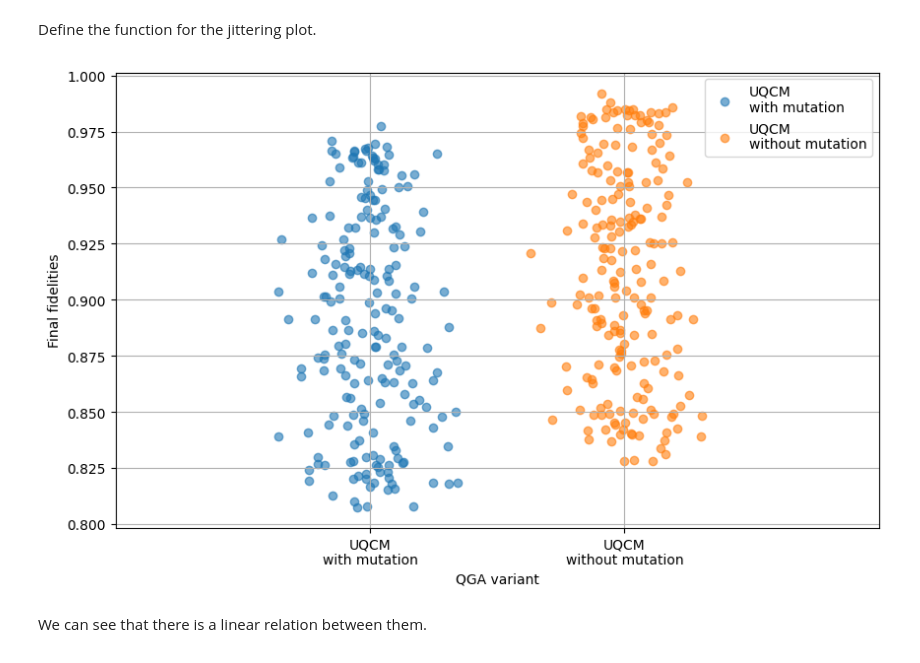
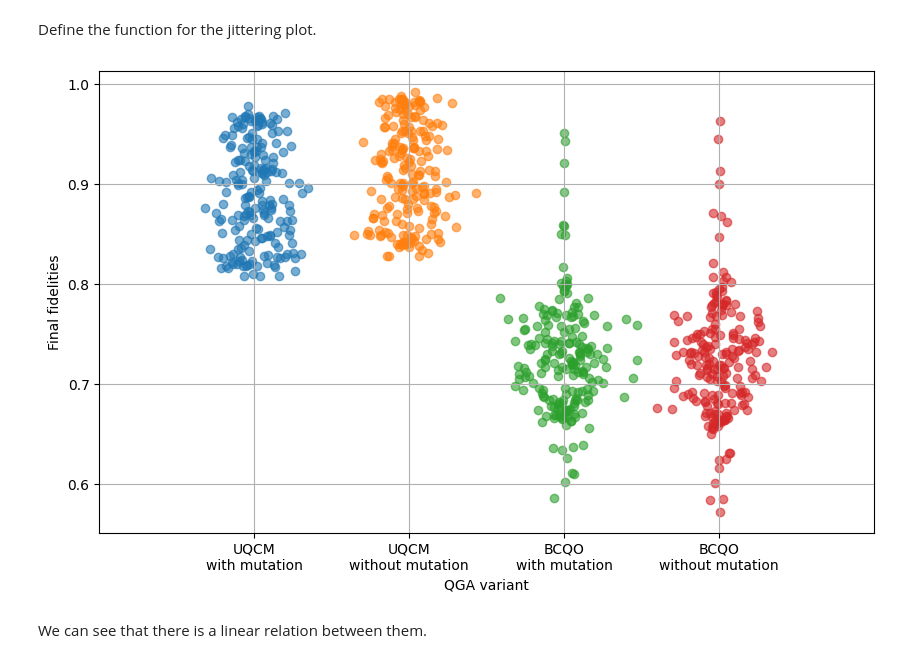
Before and after one commit to RubenIbarrondo/QGA, a Jupyter notebook: notebooks/qga_variant_analysis.ipynb, the cells around one changed output. Cells and saved outputs as stored; diff of their text form; code cells hidden in the pictures.

Commit message:
Add variants examples.

```diff
--- a/notebooks/qga_variant_analysis.ipynb
+++ b/notebooks/qga_variant_analysis.ipynb
@@ -15,12 +15,9 @@ import os
 # %% [markdown]
 Define a function to load the fidelity arrays easily.
 # %%
-def load_fidelity_array(i_prob, i_state, mutation):
+def load_fidelity_array(i_prob, i_state, cloning, mutation):
 
-    if mutation:
-        dir_path = os.path.join(os.path.dirname(os.getcwd()), 'outputs','uqcm_wm.04.07.2024')
-    else:
-        dir_path = os.path.join(os.path.dirname(os.getcwd()), 'outputs','uqcm_wom.04.07.2024')
+    dir_path = os.path.join(os.path.dirname(os.getcwd()), 'outputs',f'{cloning}_{mutation}.19.07.2024')
 
     return  np.load(os.path.join(dir_path, f'problem_{i_prob}_state_{i_state}_individual_eig_fidelity.npy'))
 # %% [markdown]
@@ -31,25 +28,28 @@ This replicates the part of Fig 4 in [arxiv:2203.15039](https://arxiv.org/abs/22
 We load the final fidelity (fidelity after the last sort operation).
 # %%
 max_problem = 200
-max_states = 3  # Originaly 10 states where used
+max_states = 3  # Originally 10 states where used
 
-final_fid_wm = np.zeros((max_problem, max_states))
-final_fid_wom = np.zeros((max_problem, max_states))
+final_fid_dict = {
+    'bcqo_wm': np.zeros((max_problem, max_states)),
+    'bcqo_wom': np.zeros((max_problem, max_states)),
+    'uqcm_wm': np.zeros((max_problem, max_states)),
+    'uqcm_wom': np.zeros((max_problem, max_states))
+    }
 
 for i_prob in range(max_problem):
     for i_state in range(max_states):
-        fidarr_wm = load_fidelity_array(i_prob, i_state, True)
-        fidarr_wom = load_fidelity_array(i_prob, i_state, False)
+        for cloning in ['uqcm', 'bcqo']:
+            for mutation in ['wm', 'wom']:
+                fidarr = load_fidelity_array(i_prob, i_state, cloning, mutation)
 
-        # The indexing of the fidelity array is
-        #     (generation-step, individual, eigenstate)
-        # -4 corresponds to the state after the last sorting operation
-        final_fid_wm[i_prob, i_state] = fidarr_wm[-4,0,0]
-        final_fid_wom[i_prob, i_state] = fidarr_wom[-4,0,0]
+                # The indexing of the fidelity array is
+                #     (generation-step, individual, eigenstate)
+                # -4 corresponds to the state after the last sorting operation
+                final_fid_dict[f'{cloning}_{mutation}'][i_prob, i_state] = fidarr[-4,0,0]
 
 # Average over the initial populations
-fwm = np.mean(final_fid_wm, axis=1)
-fwom = np.mean(final_fid_wom, axis=1)
+final_fid_av = {variant: np.mean(final_fid, axis=1) for variant, final_fid in final_fid_dict.items()}
 # %% [markdown]
 Define the function for the jittering plot.
 # %%
@@ -76,12 +76,13 @@ def jittering_plot(list_of_arrays, labels, jittering_variance = 1, constant_disp
     plt.xticks(ticks=np.arange(len(labels)) * constant_displacement, labels=labels)
     plt.xlabel('QGA variant')
     plt.ylabel('Final fidelities')
-    plt.legend()
     plt.grid(True)
     plt.show()
 # %%
-jittering_plot([fwm, fwom], ['UQCM\nwith mutation', 'UQCM\nwithout mutation'], jittering_variance=.25)
+jittering_plot([final_fid_av['uqcm_wm'], final_fid_av['uqcm_wom'], final_fid_av['bcqo_wm'], final_fid_av['bcqo_wom']],
+               ['UQCM\nwith mutation', 'UQCM\nwithout mutation', 'BCQO\nwith mutation', 'BCQO\nwithout mutation'],
+               jittering_variance=.25)
 # %% [output]
-[figure, old version]
+[figure, new version]
 # %% [markdown]
 We can see that there is a linear relation between them.
```
Also changed, not shown: parts of 7 cells of this notebook, 1 other file.
